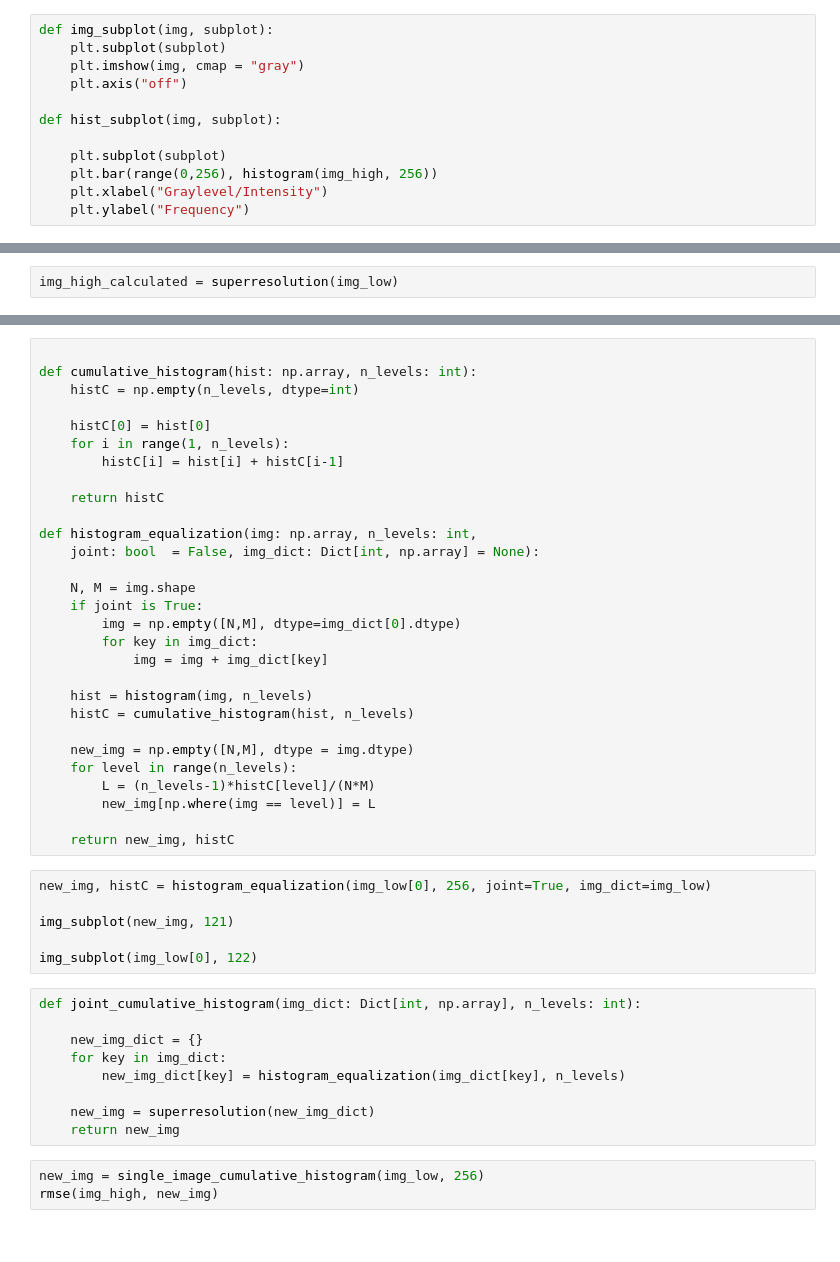
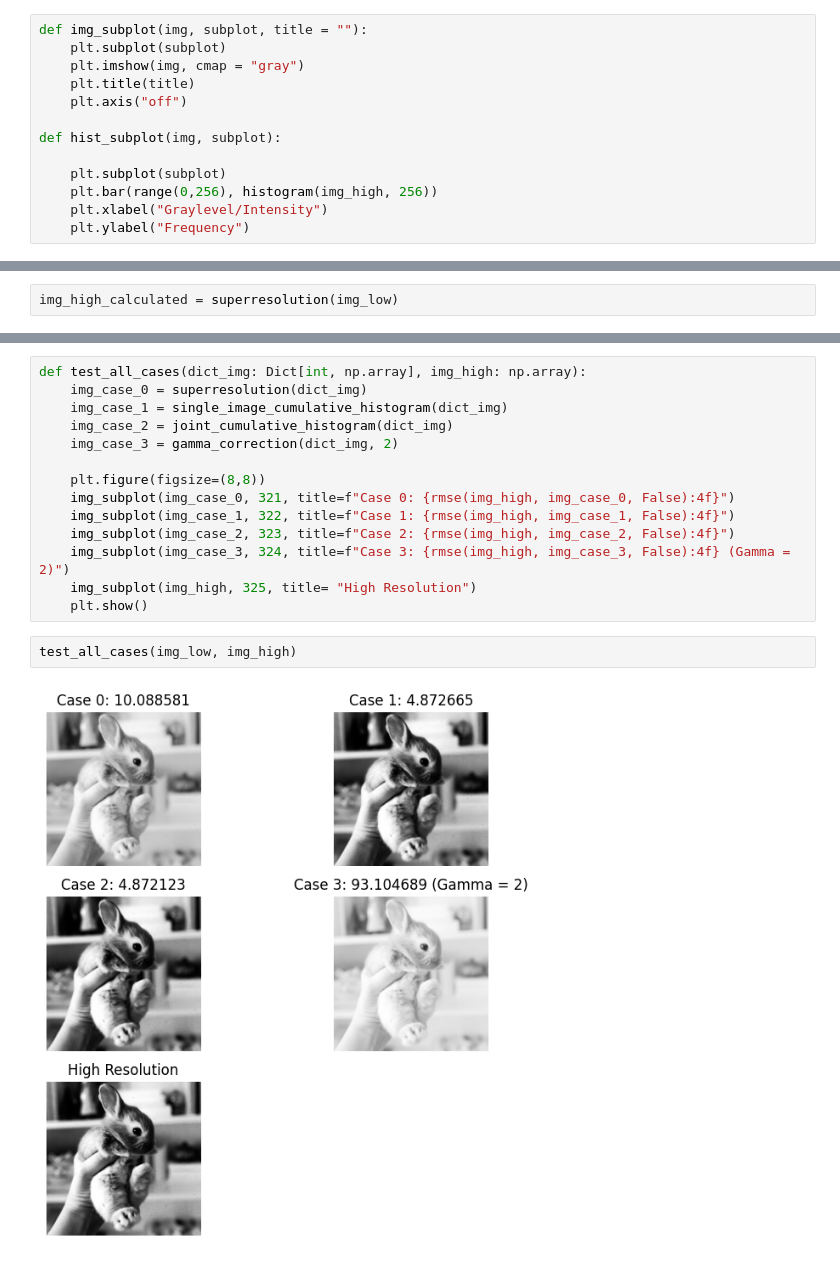
Before and after one commit to gmafrac/enhancement-and-superresolution, a Jupyter notebook: solution.ipynb, the cells around one changed output, grey strips where cells are left out. Cells and saved outputs as stored; diff of their text form.

```diff
--- a/solution.ipynb
+++ b/solution.ipynb
@@ -80,7 +127,8 @@ def single_image_cumulative_histogram(img_dict: Dict[int, np.array], n_levels: i
 # %%
-def img_subplot(img, subplot):
+def img_subplot(img, subplot, title = ""):
     plt.subplot(subplot)
     plt.imshow(img, cmap = "gray")
+    plt.title(title)
     plt.axis("off")
 
 def hist_subplot(img, subplot):
@@ -116,47 +154,18 @@ def histogram(img: np.array, n_levels: int):
-# %%
-
-def cumulative_histogram(hist: np.array, n_levels: int):
-    histC = np.empty(n_levels, dtype=int)
-
-    histC[0] = hist[0]
-    for i in range(1, n_levels):
-        histC[i] = hist[i] + histC[i-1]
-
-    return histC
-
-def histogram_equalization(img: np.array, n_levels: int,
-    joint: bool  = False, img_dict: Dict[int, np.array] = None):
-
-    N, M = img.shape
-    if joint is True:
-        img = np.empty([N,M], dtype=img_dict[0].dtype)
-        for key in img_dict:
-            img = img + img_dict[key]
-
-    hist = histogram(img, n_levels)
-    histC = cumulative_histogram(hist, n_levels)
-
-    new_img = np.empty([N,M], dtype = img.dtype)
-    for level in range(n_levels):
-        L = (n_levels-1)*histC[level]/(N*M)
-        new_img[np.where(img == level)] = L
-
-    return new_img, histC
-# %%
-new_img, histC = histogram_equalization(img_low[0], 256, joint=True, img_dict=img_low)
-
-img_subplot(new_img, 121)
-
-img_subplot(img_low[0], 122)
-# %%
-def joint_cumulative_histogram(img_dict: Dict[int, np.array], n_levels: int):
-
-    new_img_dict = {}
-    for key in img_dict:
-        new_img_dict[key] = histogram_equalization(img_dict[key], n_levels)
-
-    new_img = superresolution(new_img_dict)
-    return new_img
-# %%
-new_img = single_image_cumulative_histogram(img_low, 256)
-rmse(img_high, new_img)
+# %%
+def test_all_cases(dict_img: Dict[int, np.array], img_high: np.array):
+    img_case_0 = superresolution(dict_img)
+    img_case_1 = single_image_cumulative_histogram(dict_img)
+    img_case_2 = joint_cumulative_histogram(dict_img)
+    img_case_3 = gamma_correction(dict_img, 2)
+
+    plt.figure(figsize=(8,8))
+    img_subplot(img_case_0, 321, title=f"Case 0: {rmse(img_high, img_case_0, False):4f}")
+    img_subplot(img_case_1, 322, title=f"Case 1: {rmse(img_high, img_case_1, False):4f}")
+    img_subplot(img_case_2, 323, title=f"Case 2: {rmse(img_high, img_case_2, False):4f}")
+    img_subplot(img_case_3, 324, title=f"Case 3: {rmse(img_high, img_case_3, False):4f} (Gamma = 2)")
+    img_subplot(img_high, 325, title= "High Resolution")
+    plt.show()
+# %%
+test_all_cases(img_low, img_high)
+# %% [output]
+[figure, added]
```
Also changed, not shown: parts of 7 cells of this notebook, 1 other file.
